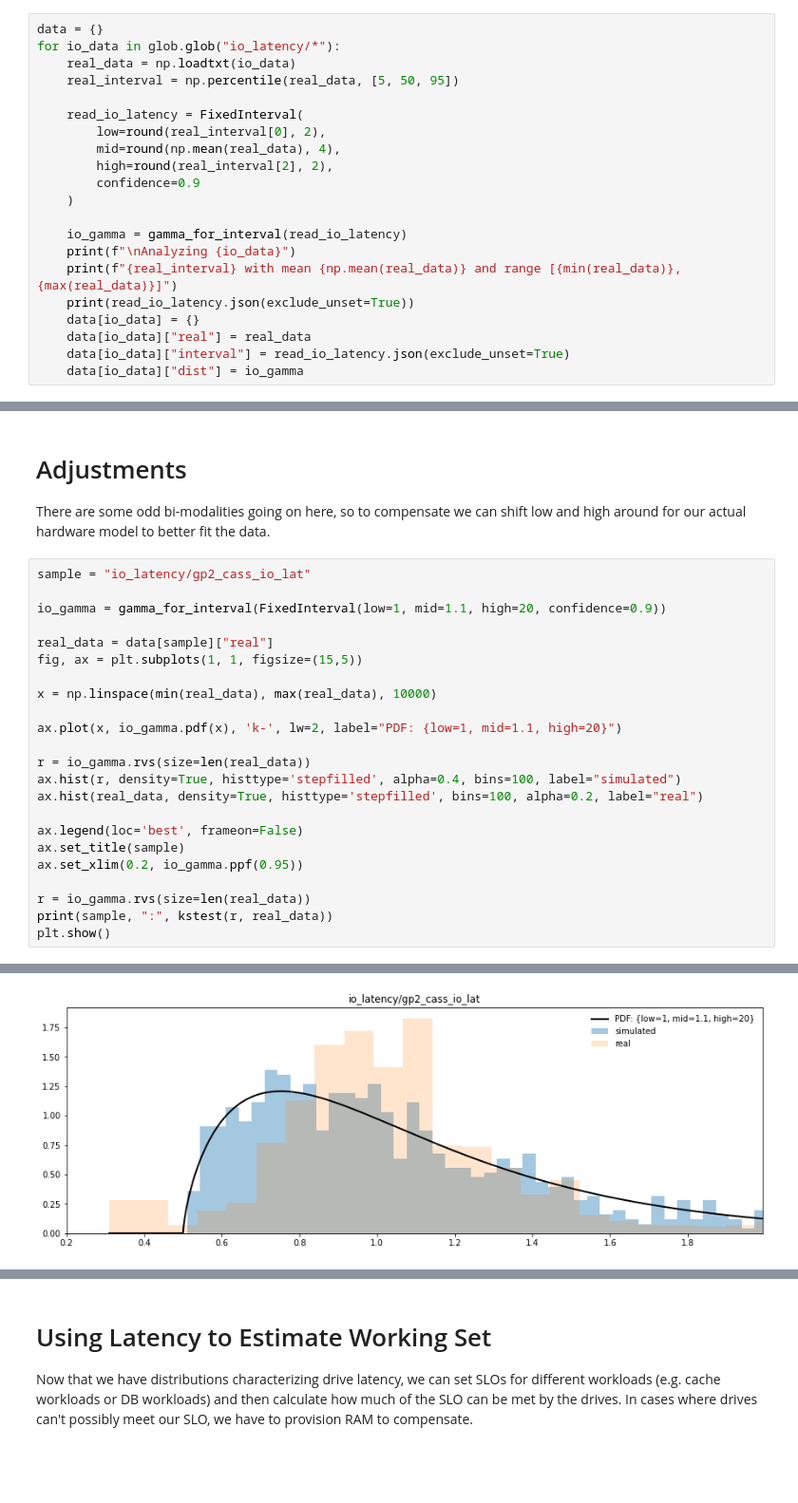
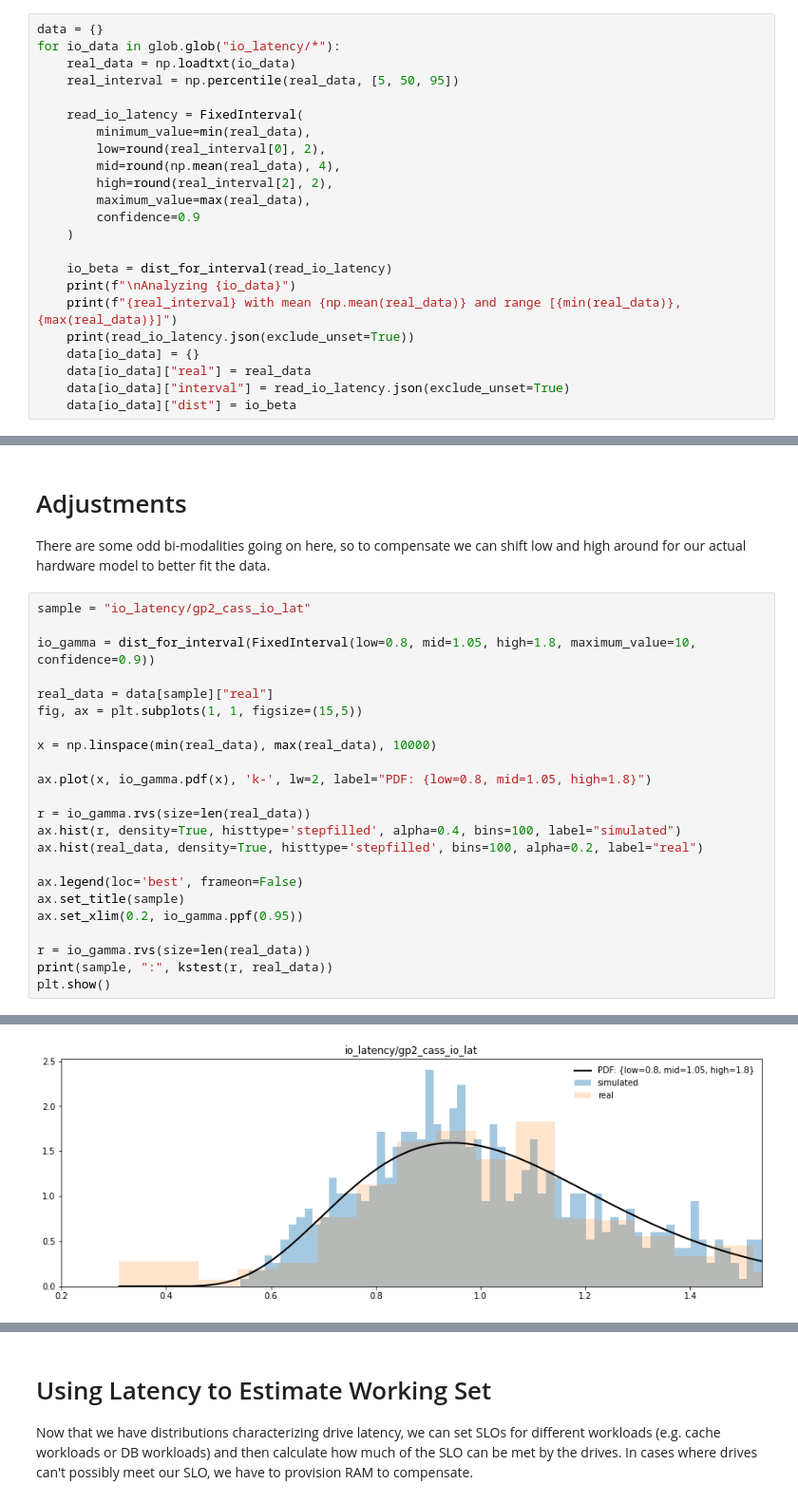
Before and after one commit to Netflix-Skunkworks/service-capacity-modeling, a Jupyter notebook: notebooks/drive_latency.ipynb, the cells around one changed output, grey strips where cells are left out. Shown: that part at 95% size. Saved outputs shown, nothing was run; the diff lists cells and outputs as text; blank space fills up the shorter version.

```diff
--- a/notebooks/drive_latency.ipynb
+++ b/notebooks/drive_latency.ipynb
@@ -39,20 +39,22 @@ for io_data in glob.glob("io_latency/*"):
     real_interval = np.percentile(real_data, [5, 50, 95])
 
     read_io_latency = FixedInterval(
+        minimum_value=min(real_data),
         low=round(real_interval[0], 2),
         mid=round(np.mean(real_data), 4),
         high=round(real_interval[2], 2),
+        maximum_value=max(real_data),
         confidence=0.9
     )
 
-    io_gamma = gamma_for_interval(read_io_latency)
+    io_beta = dist_for_interval(read_io_latency)
     print(f"\nAnalyzing {io_data}")
     print(f"{real_interval} with mean {np.mean(real_data)} and range [{min(real_data)}, {max(real_data)}]")
     print(read_io_latency.json(exclude_unset=True))
     data[io_data] = {}
     data[io_data]["real"] = real_data
     data[io_data]["interval"] = read_io_latency.json(exclude_unset=True)
-    data[io_data]["dist"] = io_gamma
+    data[io_data]["dist"] = io_beta
 # %% [output]
 Analyzing io_latency/m5d_cass_io_lat
 [0.08 0.1  0.18] with mean 0.11889756968665424 and range [0.06, 2.43]
@@ -106,14 +108,14 @@ hardware model to better fit the data.
 # %%
 sample = "io_latency/gp2_cass_io_lat"
 
-io_gamma = gamma_for_interval(FixedInterval(low=1, mid=1.1, high=20, confidence=0.9))
+io_gamma = dist_for_interval(FixedInterval(low=0.8, mid=1.05, high=1.8, maximum_value=10, confidence=0.9))
 
 real_data = data[sample]["real"]
 fig, ax = plt.subplots(1, 1, figsize=(15,5))
 
 x = np.linspace(min(real_data), max(real_data), 10000)
 
-ax.plot(x, io_gamma.pdf(x), 'k-', lw=2, label="PDF: {low=1, mid=1.1, high=20}")
+ax.plot(x, io_gamma.pdf(x), 'k-', lw=2, label="PDF: {low=0.8, mid=1.05, high=1.8}")
 
 r = io_gamma.rvs(size=len(real_data))
 ax.hist(r, density=True, histtype='stepfilled', alpha=0.4, bins=100, label="simulated")
@@ -131,4 +133,4 @@ io_latency/gp2_cass_io_lat : KstestResult(statistic=0.1370223978919631, pvalue=1
-[figure, old version]
+[figure, new version]
 # %%
 sample = "io_latency/m5d_cass_io_lat"
 
```
Also changed, not shown: parts of 10 cells of this notebook, 7 other files.
